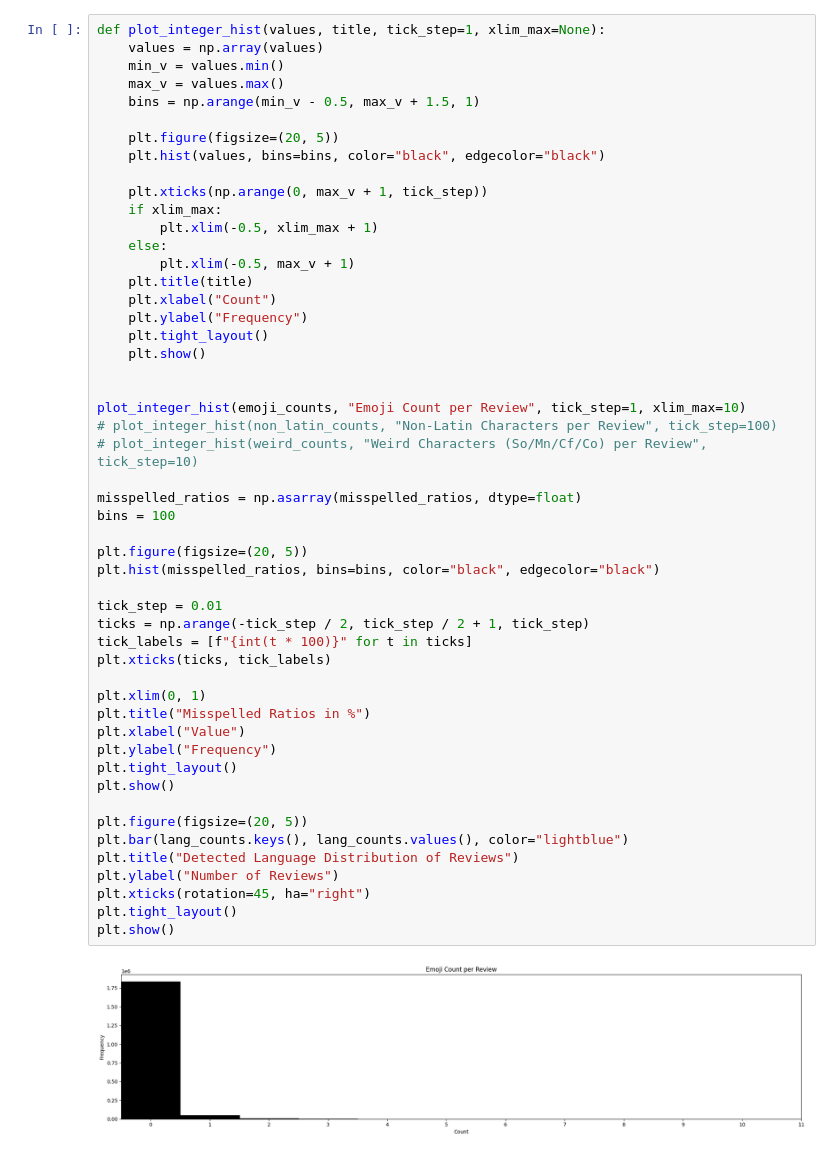
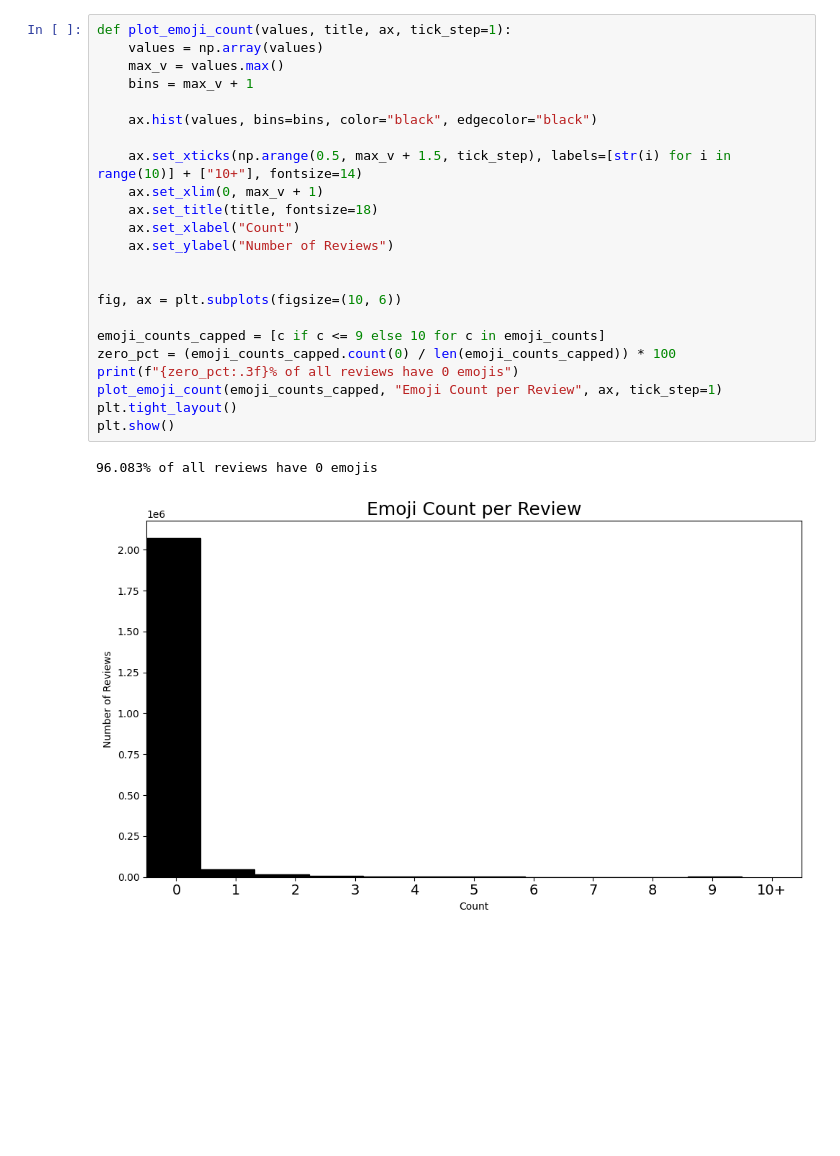
Before and after one commit to hurryman42/The-TruFiTi-Group, a Jupyter notebook: src/data/data_analyse.ipynb, the cells around one changed output. Cells and saved outputs as stored; diff of their text form; blank space fills up the shorter version.

```diff
--- a/src/data/data_analyse.ipynb
+++ b/src/data/data_analyse.ipynb
@@ -229,55 +260,28 @@ for r in all_reviews:
 
 lang_counts = collections.Counter(detected_lang)
 # %%
-def plot_integer_hist(values, title, tick_step=1, xlim_max=None):
+def plot_emoji_count(values, title, ax, tick_step=1):
     values = np.array(values)
-    min_v = values.min()
     max_v = values.max()
-    bins = np.arange(min_v - 0.5, max_v + 1.5, 1)
+    bins = max_v + 1
 
-    plt.figure(figsize=(20, 5))
-    plt.hist(values, bins=bins, color="black", edgecolor="black")
+    ax.hist(values, bins=bins, color="black", edgecolor="black")
 
-    plt.xticks(np.arange(0, max_v + 1, tick_step))
-    if xlim_max:
-        plt.xlim(-0.5, xlim_max + 1)
-    else:
-        plt.xlim(-0.5, max_v + 1)
-    plt.title(title)
-    plt.xlabel("Count")
-    plt.ylabel("Frequency")
-    plt.tight_layout()
-    plt.show()
+    ax.set_xticks(np.arange(0.5, max_v + 1.5, tick_step), labels=[str(i) for i in range(10)] + ["10+"], fontsize=14)
+    ax.set_xlim(0, max_v + 1)
+    ax.set_title(title, fontsize=18)
+    ax.set_xlabel("Count")
+    ax.set_ylabel("Number of Reviews")
 
 
-plot_integer_hist(emoji_counts, "Emoji Count per Review", tick_step=1, xlim_max=10)
-# plot_integer_hist(non_latin_counts, "Non-Latin Characters per Review", tick_step=100)
-# plot_integer_hist(weird_counts, "Weird Characters (So/Mn/Cf/Co) per Review", tick_step=10)
+fig, ax = plt.subplots(figsize=(10, 6))
 
-misspelled_ratios = np.asarray(misspelled_ratios, dtype=float)
-bins = 100
-
-plt.figure(figsize=(20, 5))
-plt.hist(misspelled_ratios, bins=bins, color="black", edgecolor="black")
-
-tick_step = 0.01
-ticks = np.arange(-tick_step / 2, tick_step / 2 + 1, tick_step)
-tick_labels = [f"{int(t * 100)}" for t in ticks]
-plt.xticks(ticks, tick_labels)
-
-plt.xlim(0, 1)
-plt.title("Misspelled Ratios in %")
-plt.xlabel("Value")
-plt.ylabel("Frequency")
+emoji_counts_capped = [c if c <= 9 else 10 for c in emoji_counts]
+zero_pct = (emoji_counts_capped.count(0) / len(emoji_counts_capped)) * 100
+print(f"{zero_pct:.3f}% of all reviews have 0 emojis")
+plot_emoji_count(emoji_counts_capped, "Emoji Count per Review", ax, tick_step=1)
 plt.tight_layout()
 plt.show()
-
-plt.figure(figsize=(20, 5))
-plt.bar(lang_counts.keys(), lang_counts.values(), color="lightblue")
-plt.title("Detected Language Distribution of Reviews")
-plt.ylabel("Number of Reviews")
-plt.xticks(rotation=45, ha="right")
-plt.tight_layout()
-plt.show()
 # %% [output]
+96.083% of all reviews have 0 emojis
-[figure, old version]
+[figure, new version]
```
Also changed, not shown: parts of 10 cells of this notebook, 11 other files.
